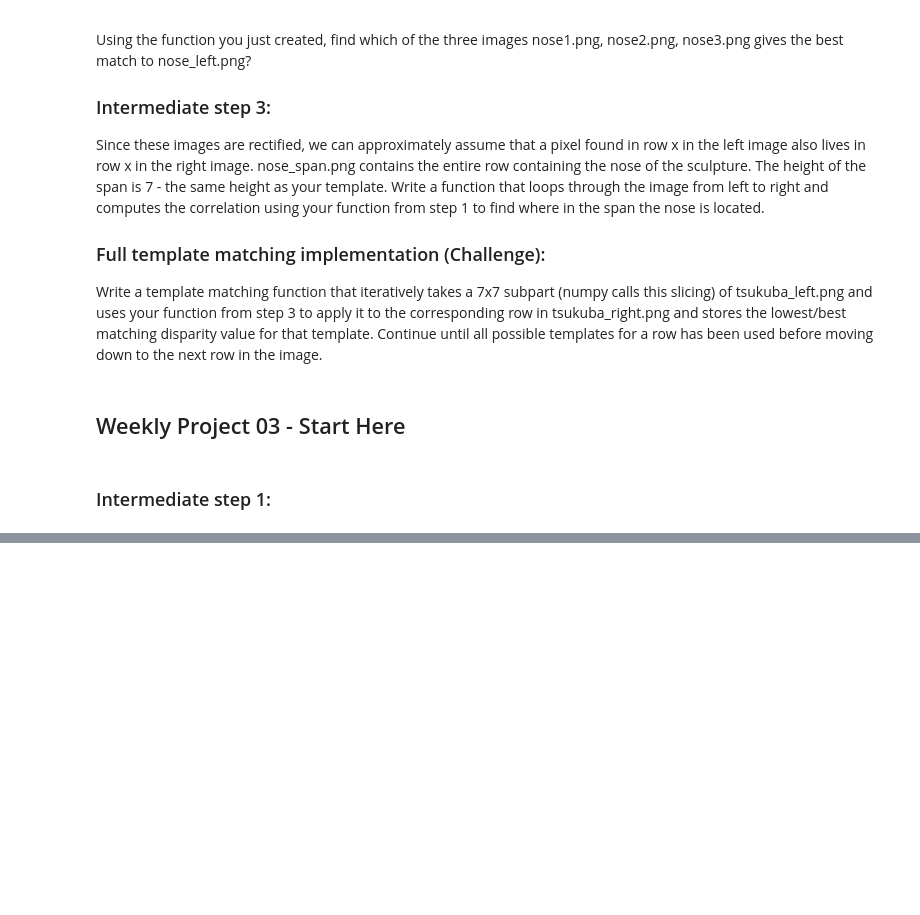
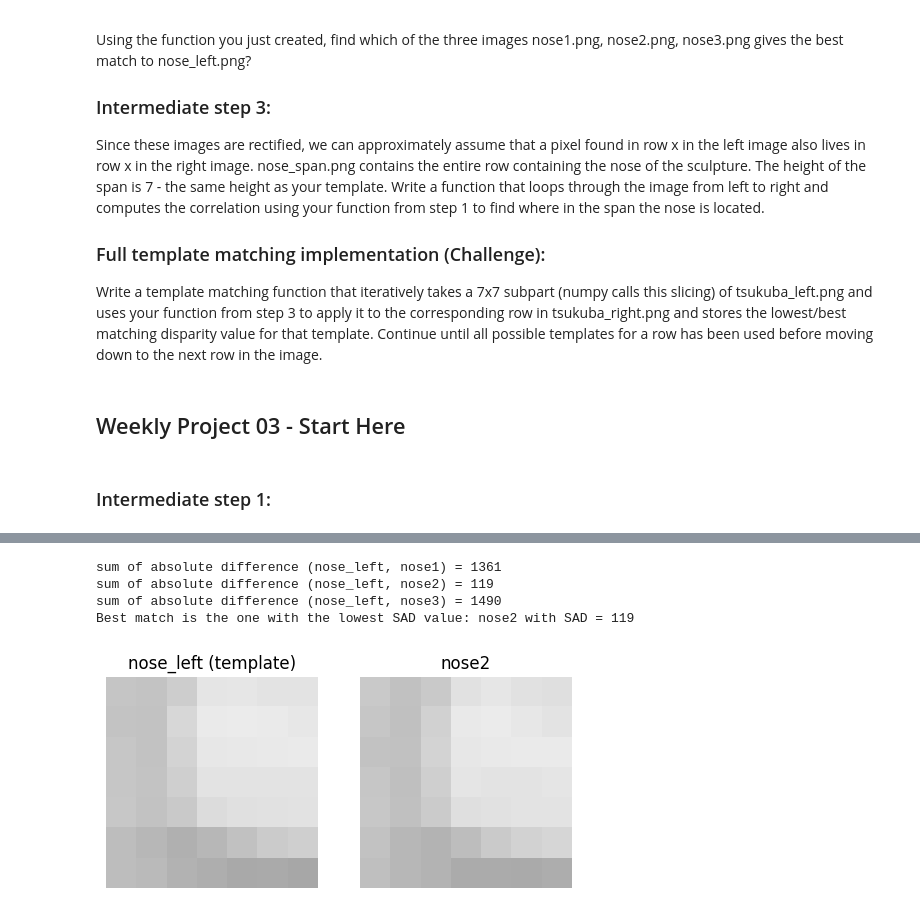
Before and after one commit to chrisd314/34759-perception-autonomous-systems-fall-2026, a Jupyter notebook: 03-weekly-project-multiple-view-geometry-pt1/03-weekly-project-multiple-view-geometry-pt1.ipynb, the cells around one changed output, grey strips where cells are left out. Drawn from its saved outputs; the diff is of its cells as text; code cells hidden in the pictures; blank space fills up the shorter version.

```diff
--- a/03-weekly-project-multiple-view-geometry-pt1/03-weekly-project-multiple-view-geometry-pt1.ipynb
+++ b/03-weekly-project-multiple-view-geometry-pt1/03-weekly-project-multiple-view-geometry-pt1.ipynb
@@ -30,0 +89,28 @@ Write a template matching function that iteratively takes a 7x7 subpart (numpy c
+# %%
+best_sad = float("inf")
+best_index = None
+best_img = None
+for i in range(1, 4):
+    img = cv2.imread(f"nose{i}.png", cv2.IMREAD_GRAYSCALE)
+    curr_sad = sad(nose_left, img)
+    print(f"sum of absolute difference (nose_left, nose{i}) =", curr_sad)
+    # SAD is a dissimilarity measure, so the best match has the lowest value
+    if curr_sad < best_sad:
+        best_sad = curr_sad
+        best_img = img
+        best_index = i
+
+print(f"Best match is the one with the lowest SAD value: nose{best_index} with SAD = {best_sad}")
+
+fig, axes = plt.subplots(1, 2, figsize=(6, 3))
+for ax, img, title in zip(axes, [nose_left, best_img], ["nose_left (template)", f"nose{best_index}"]):
+    ax.imshow(img, cmap="gray", vmin=0, vmax=255)
+    ax.set_title(title)
+    ax.axis("off")
+plt.show()
+# %% [output]
+sum of absolute difference (nose_left, nose1) = 1361
+sum of absolute difference (nose_left, nose2) = 119
+sum of absolute difference (nose_left, nose3) = 1490
+Best match is the one with the lowest SAD value: nose2 with SAD = 119
+[figure, added]
```
Also changed, not shown: parts of 16 cells of this notebook.
